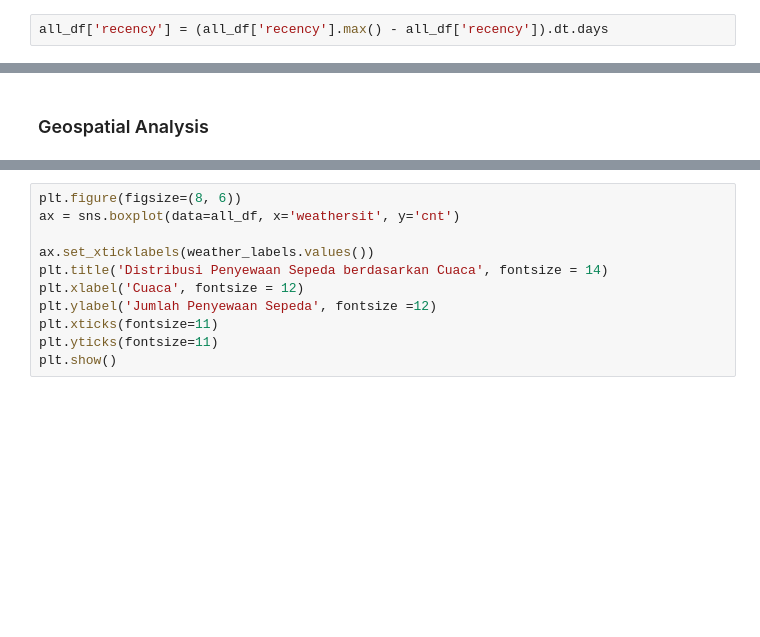
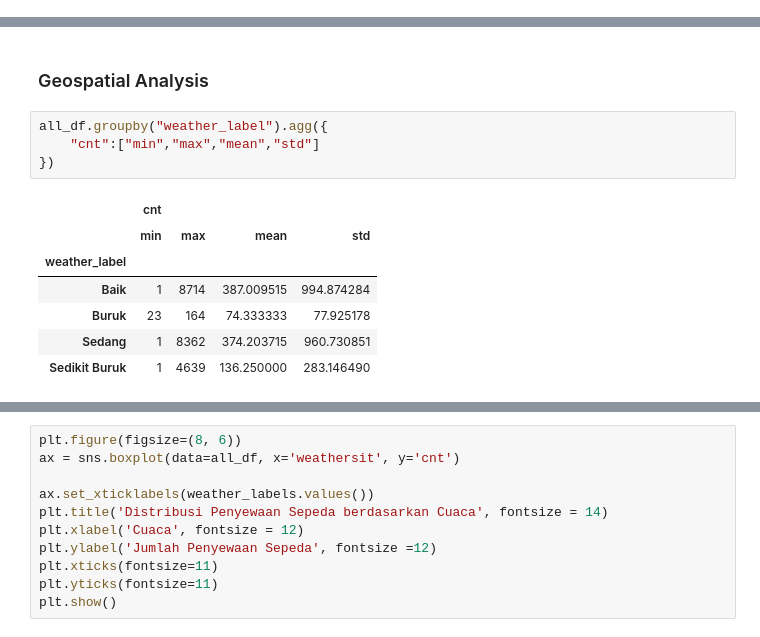
Before and after one commit to danovantaa/Bike-Sharing-Dashboard, a Jupyter notebook: notebook.ipynb, the cells around one changed output, grey strips where cells are left out. Cells and saved outputs as stored; diff of their text form; blank space fills up the shorter version.

```diff
--- a/notebook.ipynb
+++ b/notebook.ipynb
@@ -294,2 +583,0 @@ all_df.groupby('registered').agg(
-# %%
-all_df['recency'] = (all_df['recency'].max() - all_df['recency']).dt.days
@@ -315,2 +628,14 @@ plt.show()
 # %% [markdown]
 ### Geospatial Analysis
+# %%
+all_df.groupby("weather_label").agg({
+    "cnt":["min","max","mean","std"]
+})
+# %% [output]
+|  | cnt |  |  |  |
+|  | min | max | mean | std |
+| weather_label |  |  |  |  |
+| Baik | 1 | 8714 | 387.009515 | 994.874284 |
+| Buruk | 23 | 164 | 74.333333 | 77.925178 |
+| Sedang | 1 | 8362 | 374.203715 | 960.730851 |
+| Sedikit Buruk | 1 | 4639 | 136.250000 | 283.146490 |
```
Also changed, not shown: parts of 48 cells of this notebook.
